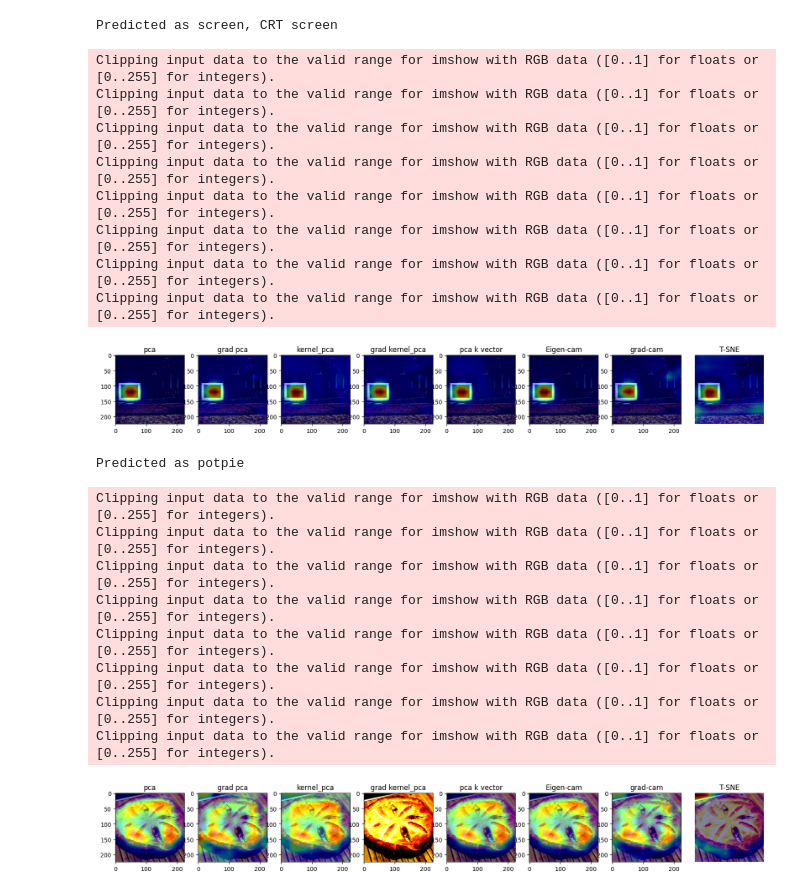
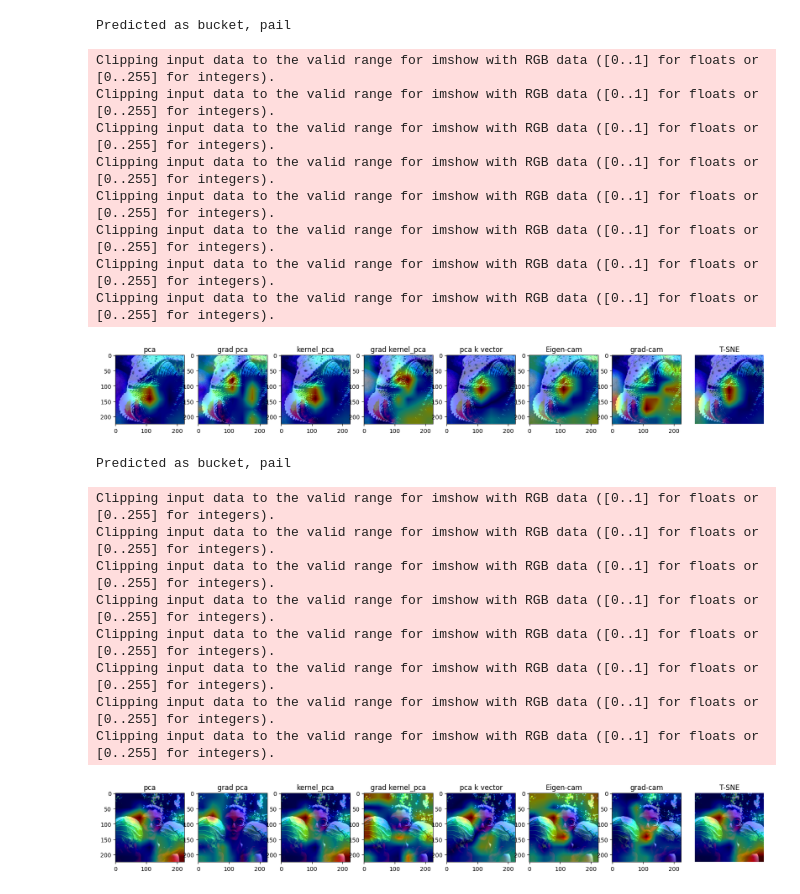
Before and after one commit to ARMH2612/CAM, a Jupyter notebook: class_cams.ipynb, the cells around one changed output. Saved outputs shown, nothing was run; the diff lists cells and outputs as text; code cells hidden in the pictures.

```diff
--- a/class_cams.ipynb
+++ b/class_cams.ipynb
@@ -101,6 +99,7 @@ class ClassActivationMaps():
 
 
   def make_cam(self, image_path):
+    self.image_path = image_path
     self.makeFeatures(image_path)
     self.predicted = self.getPrediction()
     feature_maps_flat = self.features.reshape(self.n_features, self.h_w * self.h_w)
@@ -260,8 +259,8 @@ class ClassActivationMaps():
       axs[i].set_title(method[0])
     plt.axis('off')
     plt.show()
-
-    fig.savefig('./cams/cam.png')
+    img_name = self.image_path.split('/')
+    fig.savefig(f'./cams/{img_name[-1]}.png')
     # for i, ax in enumerate(axs):
     #     fig_name = f'./cams/subplot_{i}.png'
     #     cv2.imwrite(fig_name , ax.get_figure())
@@ -270,13 +269,13 @@ class ClassActivationMaps():
 # image_path = './african_elephant.jpg'
 image_path = loaded_images[0]
 
-# resnet50 = ClassActivationMaps('resnet50')
-# resnet50.make_cam(image_path)
+resnet50 = ClassActivationMaps('resnet50')
+resnet50.make_cam(image_path)
 
-vgg16 = ClassActivationMaps('vgg16')
-vgg16.make_cam(image_path)
+# vgg16 = ClassActivationMaps('vgg16')
+# vgg16.make_cam(image_path)
 # %% [output]
-Predicted as screen, CRT screen
+Predicted as bucket, pail
 Clipping input data to the valid range for imshow with RGB data ([0..1] for floats or [0..255] for integers).
 Clipping input data to the valid range for imshow with RGB data ([0..1] for floats or [0..255] for integers).
 Clipping input data to the valid range for imshow with RGB data ([0..1] for floats or [0..255] for integers).
@@ -285,26 +284,26 @@ Clipping input data to the valid range for imshow with RGB data ([0..1] for floa
 Clipping input data to the valid range for imshow with RGB data ([0..1] for floats or [0..255] for integers).
 Clipping input data to the valid range for imshow with RGB data ([0..1] for floats or [0..255] for integers).
 Clipping input data to the valid range for imshow with RGB data ([0..1] for floats or [0..255] for integers).
-[figure, old version]
+[figure, new version]
 # %%
 image_path = loaded_images[1]
 
-# resnet50 = ClassActivationMaps('resnet50')
-# resnet50.make_cam(image_path)
+resnet50 = ClassActivationMaps('resnet50')
+resnet50.make_cam(image_path)
 
-vgg16 = ClassActivationMaps('vgg16')
-vgg16.make_cam(image_path)
+# vgg16 = ClassActivationMaps('vgg16')
+# vgg16.make_cam(image_path)
 # %% [output]
-Predicted as potpie
+Predicted as bucket, pail
 Clipping input data to the valid range for imshow with RGB data ([0..1] for floats or [0..255] for integers).
 Clipping input data to the valid range for imshow with RGB data ([0..1] for floats or [0..255] for integers).
 Clipping input data to the valid range for imshow with RGB data ([0..1] for floats or [0..255] for integers).
 Clipping input data to the valid range for imshow with RGB data ([0..1] for floats or [0..255] for integers).
 Clipping input data to the valid range for imshow with RGB data ([0..1] for floats or [0..255] for integers).
 Clipping input data to the valid range for imshow with RGB data ([0..1] for floats or [0..255] for integers).
 Clipping input data to the valid range for imshow with RGB data ([0..1] for floats or [0..255] for integers).
 Clipping input data to the valid range for imshow with RGB data ([0..1] for floats or [0..255] for integers).
-[figure, old version]
+[figure, new version]
 # %%
 image_path = loaded_images[2]
 
```
Also changed, not shown: parts of 5 cells of this notebook.
